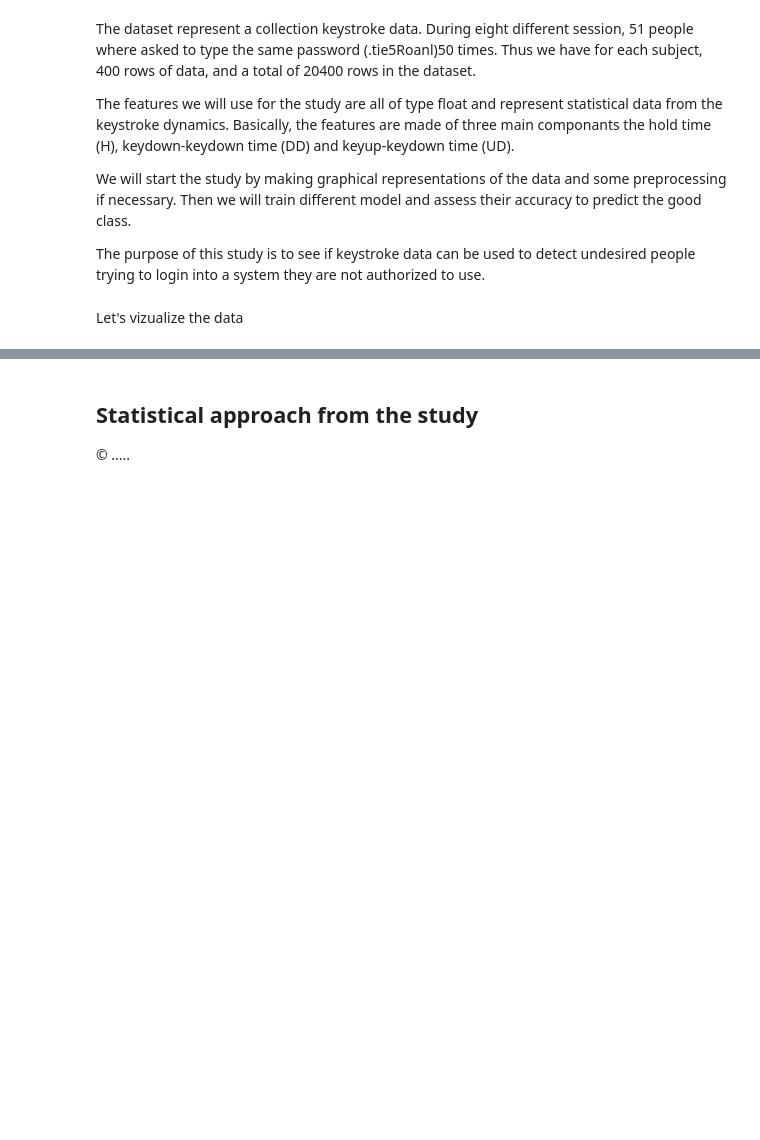
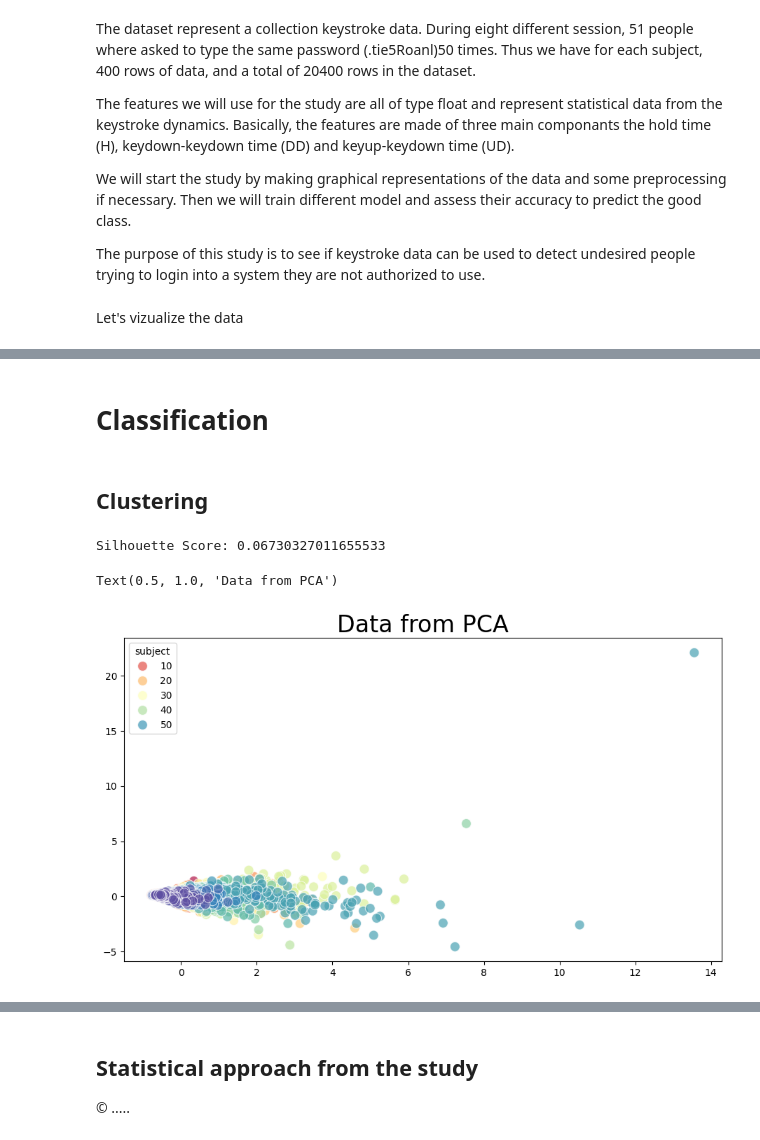
Before and after one commit to bixente-r/ML_CYB, a Jupyter notebook: Project/Keystroke project.ipynb, the cells around one changed output, grey strips where cells are left out. Saved outputs shown, nothing was run; the diff lists cells and outputs as text; code cells hidden in the pictures; blank space fills up the shorter version.

```diff
--- a/Project/Keystroke project.ipynb
+++ b/Project/Keystroke project.ipynb
@@ -182,0 +203,35 @@ df_
+# %% [markdown]
+# Classification
+# %% [markdown]
+## Clustering
+# %%
+from sklearn.cluster import AgglomerativeClustering
+from sklearn.metrics import silhouette_score
+from sklearn.preprocessing import StandardScaler
+
+
+
+X = data['fullset'].copy().values
+
+# Standardize the data
+scaler = StandardScaler()
+X_standardized = scaler.fit_transform(X)
+
+# Specify the number of clusters (you may need to choose an appropriate value)
+num_clusters = 51
+
+# Perform hierarchical clustering
+agg_clustering = AgglomerativeClustering(n_clusters=num_clusters)
+labels = agg_clustering.fit_predict(X_standardized)
+
+# Evaluate the clustering using silhouette score
+silhouette_avg = silhouette_score(X_standardized, labels)
+print(f"Silhouette Score: {silhouette_avg}")
+
+plt.figure(figsize=(11,6))
+g1 = sns.scatterplot(x=data['pca2'][0].values, y=data['pca2'][1].values, s=100, hue=df_og['subject'], palette='Spectral', alpha=0.7)
+plt.title('Data from PCA')
+# %% [output]
+Silhouette Score: 0.06730327011655533
+Text(0.5, 1.0, 'Data from PCA')
+[figure, added]
```
Also changed, not shown: parts of 18 cells of this notebook, 1 other file.
